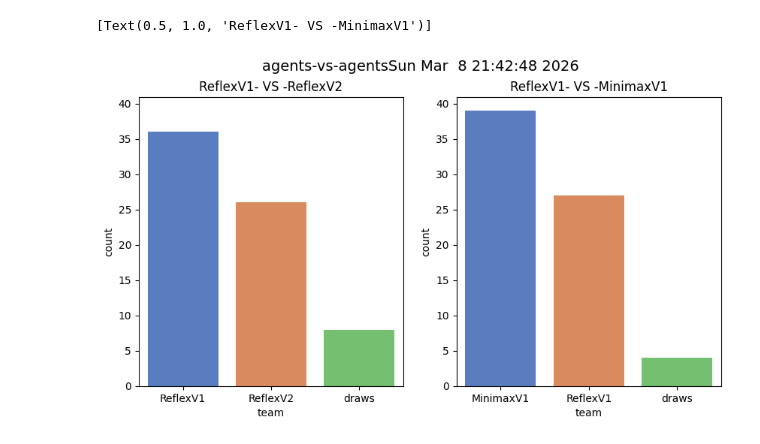
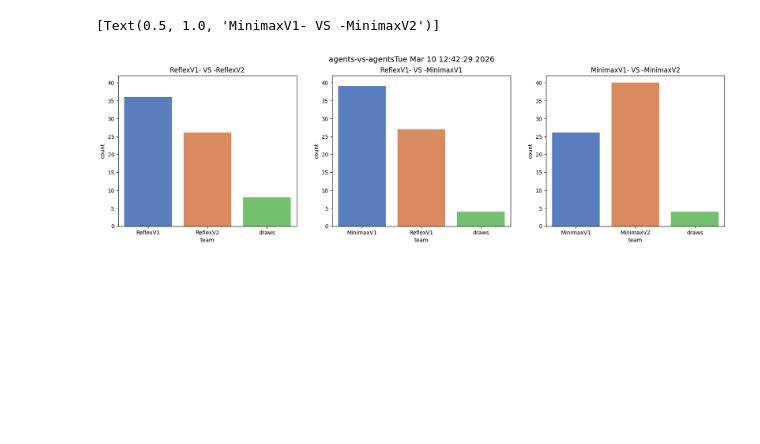
Before and after one commit to Aiko-vdm/DotGobblers, a Jupyter notebook: analysis/Agents-VS-Agents/agents-vs-agents.ipynb, the cells around one changed output. Cells and saved outputs as stored; diff of their text form; code cells hidden in the pictures; blank space fills up the shorter version.

```diff
--- a/analysis/Agents-VS-Agents/agents-vs-agents.ipynb
+++ b/analysis/Agents-VS-Agents/agents-vs-agents.ipynb
@@ -14,24 +11,29 @@ exp_dir = Path(PROJ_ROOT, 'agents', 'DotGobblers', 'analysis', 'Agents-VS-Agents
 
 RV1_VS_RV2_json = Path(exp_dir, 'raw', '8_3', 'contest_ReflexV1-VS-ReflexV2', 'scores', 'match_0.json')
 RV1_VS_MV1_json = Path(exp_dir, 'raw', '8_3', 'contest_ReflexV1-VS-MinimaxV1', 'scores', 'match_0.json')
+MV1_VS_MV2_json = Path(exp_dir,'raw','10_3','contest_MinimaxV1-VS-MinimaxV2', 'scores', 'match_0.json')
 
 RV1_VS_RV2_exp = GameAnalysis(RV1_VS_RV2_json)
 RV1_VS_MV1_exp = GameAnalysis(RV1_VS_MV1_json)
+MV1_VS_MV2_exp = GameAnalysis(MV1_VS_MV2_json)
 # %%
 rows = 1
-cols = 2
+cols = 3
 
-agg = plt.figure(figsize=[10, 5])
+agg = plt.figure(figsize=[20, 5])
 gs = agg.add_gridspec(rows, cols)
 
 agg.suptitle(f'agents-vs-agents{RV1_VS_RV2_exp.experiment_time}', fontsize=14)
 
 # Create a variable to hold the last axis for sharing
 ax1 = agg.add_subplot(gs[0, 0])  # Create first subplot to share y-axis
 RV1_VS_RV2_exp.generate_winplot()
 
 ax2 = agg.add_subplot(gs[0, 1], sharey = ax1)
 RV1_VS_MV1_exp.generate_winplot()
+
+ax3 = agg.add_subplot(gs[0, 2], sharey = ax1)
+MV1_VS_MV2_exp.generate_winplot()
 # %% [output]
-[Text(0.5, 1.0, 'ReflexV1- VS -MinimaxV1')]
+[Text(0.5, 1.0, 'MinimaxV1- VS -MinimaxV2')]
-[figure, old version]
+[figure, new version]
```
Also changed, not shown: parts of 1 cell of this notebook, 3 other files.
